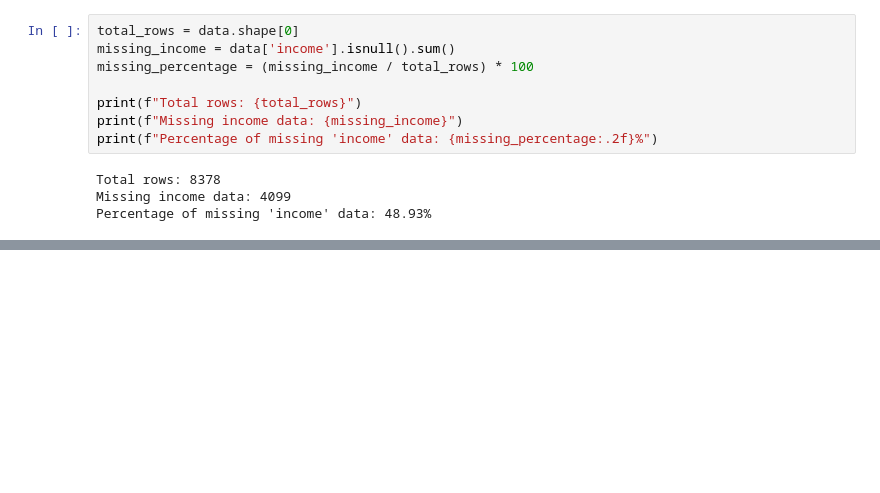
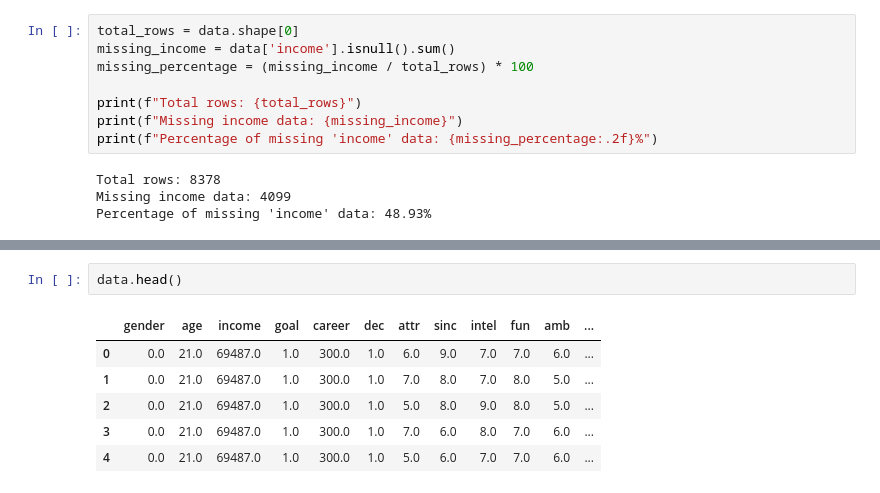
Before and after one commit to anishhgoel/dating_preference_algo, a Jupyter notebook: notebooks/Dating_App_Analysis.ipynb, the cells around one changed output, grey strips where cells are left out. Drawn from its saved outputs; the diff is of its cells as text; blank space fills up the shorter version.

```diff
--- a/notebooks/Dating_App_Analysis.ipynb
+++ b/notebooks/Dating_App_Analysis.ipynb
@@ -231,0 +246,9 @@ Index(['gender', 'age', 'income', 'goal', 'career', 'dec', 'attr', 'sinc',
+# %%
+data.head()
+# %% [output]
+|  | gender | age | income | goal | career | dec | attr | sinc | intel | fun | amb | ... |
+| 0 | 0.0 | 21.0 | 69487.0 | 1.0 | 300.0 | 1.0 | 6.0 | 9.0 | 7.0 | 7.0 | 6.0 | ... |
+| 1 | 0.0 | 21.0 | 69487.0 | 1.0 | 300.0 | 1.0 | 7.0 | 8.0 | 7.0 | 8.0 | 5.0 | ... |
+| 2 | 0.0 | 21.0 | 69487.0 | 1.0 | 300.0 | 1.0 | 5.0 | 8.0 | 9.0 | 8.0 | 5.0 | ... |
+| 3 | 0.0 | 21.0 | 69487.0 | 1.0 | 300.0 | 1.0 | 7.0 | 6.0 | 8.0 | 7.0 | 6.0 | ... |
+| 4 | 0.0 | 21.0 | 69487.0 | 1.0 | 300.0 | 1.0 | 5.0 | 6.0 | 7.0 | 7.0 | 6.0 | ... |
```
Also changed, not shown: parts of 15 cells of this notebook.
